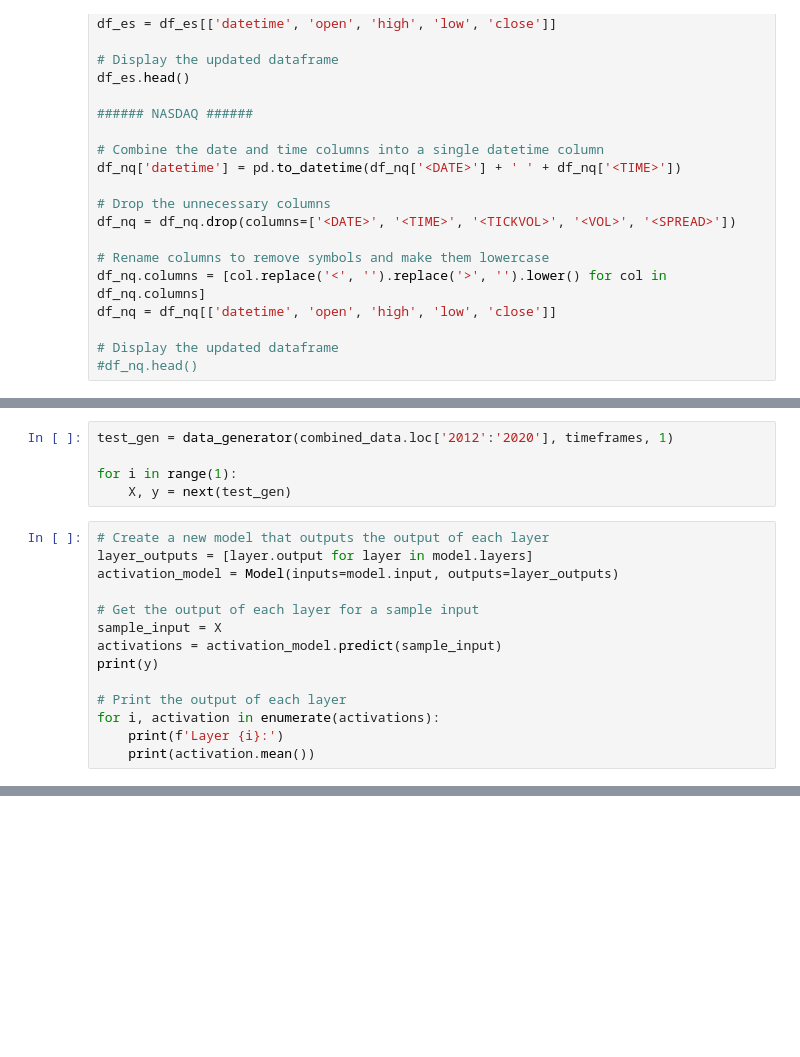
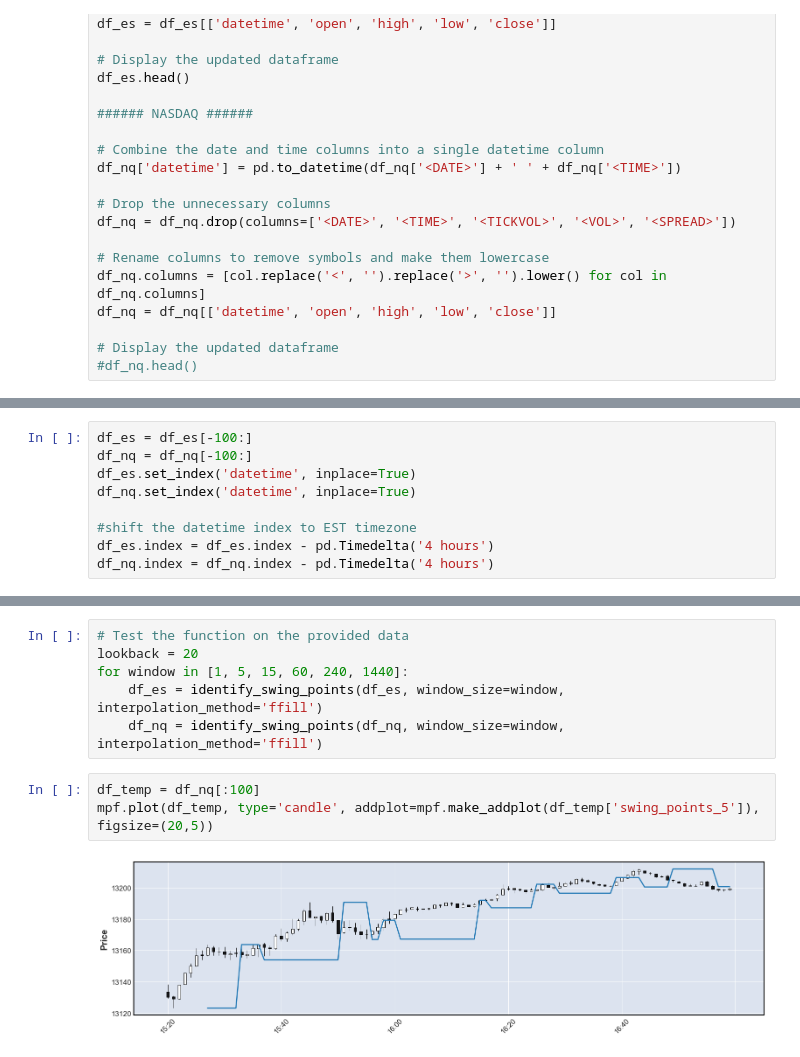
Before and after one commit to kshptl/ML-Futures, a Jupyter notebook: chatgpt cnn-transformer.ipynb, the cells around one changed output, grey strips where cells are left out. Cells and saved outputs as stored; diff of their text form; blank space fills up the shorter version.

```diff
--- a/chatgpt cnn-transformer.ipynb
+++ b/chatgpt cnn-transformer.ipynb
@@ -216,19 +44,0 @@ tf.keras.utils.plot_model(model, show_shapes=True)
-# %%
-test_gen = data_generator(combined_data.loc['2012':'2020'], timeframes, 1)
-
-for i in range(1):
-    X, y = next(test_gen)
-# %%
-# Create a new model that outputs the output of each layer
-layer_outputs = [layer.output for layer in model.layers]
-activation_model = Model(inputs=model.input, outputs=layer_outputs)
-
-# Get the output of each layer for a sample input
-sample_input = X
-activations = activation_model.predict(sample_input)
-print(y)
-
-# Print the output of each layer
-for i, activation in enumerate(activations):
-    print(f'Layer {i}:')
-    print(activation.mean())
@@ -284,0 +45,9 @@ WARNING:absl:There is a known slowdown when using v2.11+ Keras optimizers on M1/
+# %%
+df_es = df_es[-100:]
+df_nq = df_nq[-100:]
+df_es.set_index('datetime', inplace=True)
+df_nq.set_index('datetime', inplace=True)
+
+#shift the datetime index to EST timezone
+df_es.index = df_es.index - pd.Timedelta('4 hours')
+df_nq.index = df_nq.index - pd.Timedelta('4 hours')
@@ -284,0 +102,11 @@ WARNING:absl:There is a known slowdown when using v2.11+ Keras optimizers on M1/
+# %%
+# Test the function on the provided data
+lookback = 20
+for window in [1, 5, 15, 60, 240, 1440]:
+    df_es = identify_swing_points(df_es, window_size=window, interpolation_method='ffill')
+    df_nq = identify_swing_points(df_nq, window_size=window, interpolation_method='ffill')
+# %%
+df_temp = df_nq[:100]
+mpf.plot(df_temp, type='candle', addplot=mpf.make_addplot(df_temp['swing_points_5']), figsize=(20,5))
+# %% [output]
+[figure, added]
```
Also changed, not shown: parts of 31 cells of this notebook, 2 other files.
